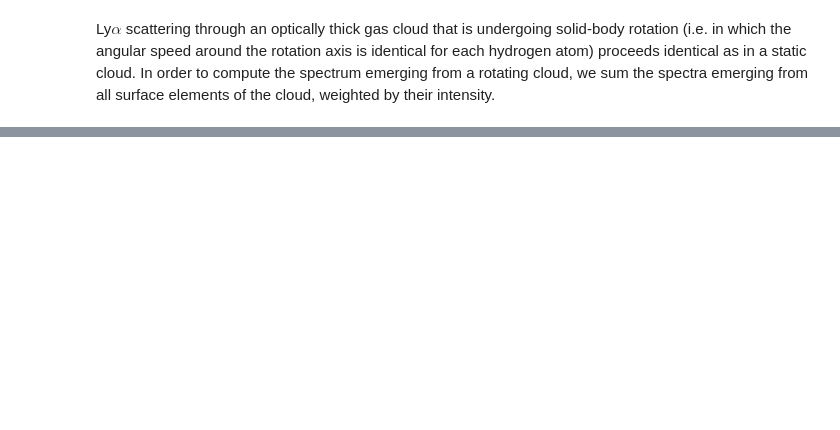
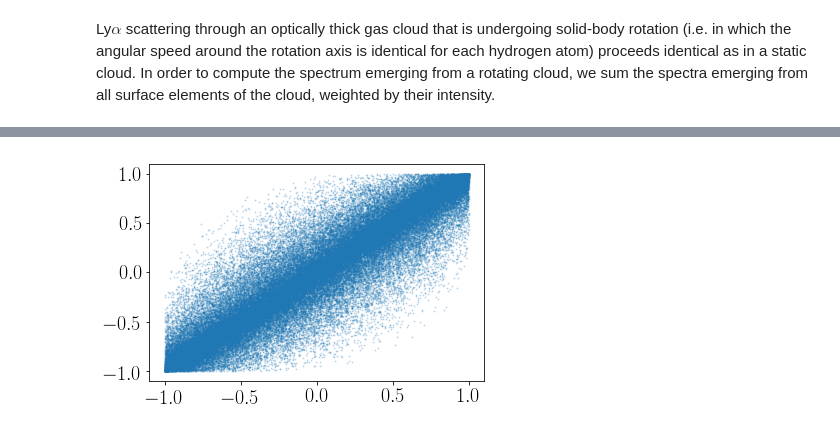
Before and after one commit to astroandes/CLARA_RotationOutflows, a Jupyter notebook: plots/paper/doppler_shift.ipynb, the cells around one changed output, grey strips where cells are left out. Saved outputs shown, nothing was run; the diff lists cells and outputs as text; code cells hidden in the pictures; blank space fills up the shorter version.

```diff
--- a/plots/paper/doppler_shift.ipynb
+++ b/plots/paper/doppler_shift.ipynb
@@ -66,3 +108,8 @@ v_z = z_unitary*vout
+# %%
+plt.scatter(z_u_escaped, z_unitary, s=1, alpha=0.2)
+plt.show()
+# %% [output]
+[figure, added]
 # %%
 # shift factor
 
```
Also changed, not shown: parts of 16 cells of this notebook, 3 other files.
